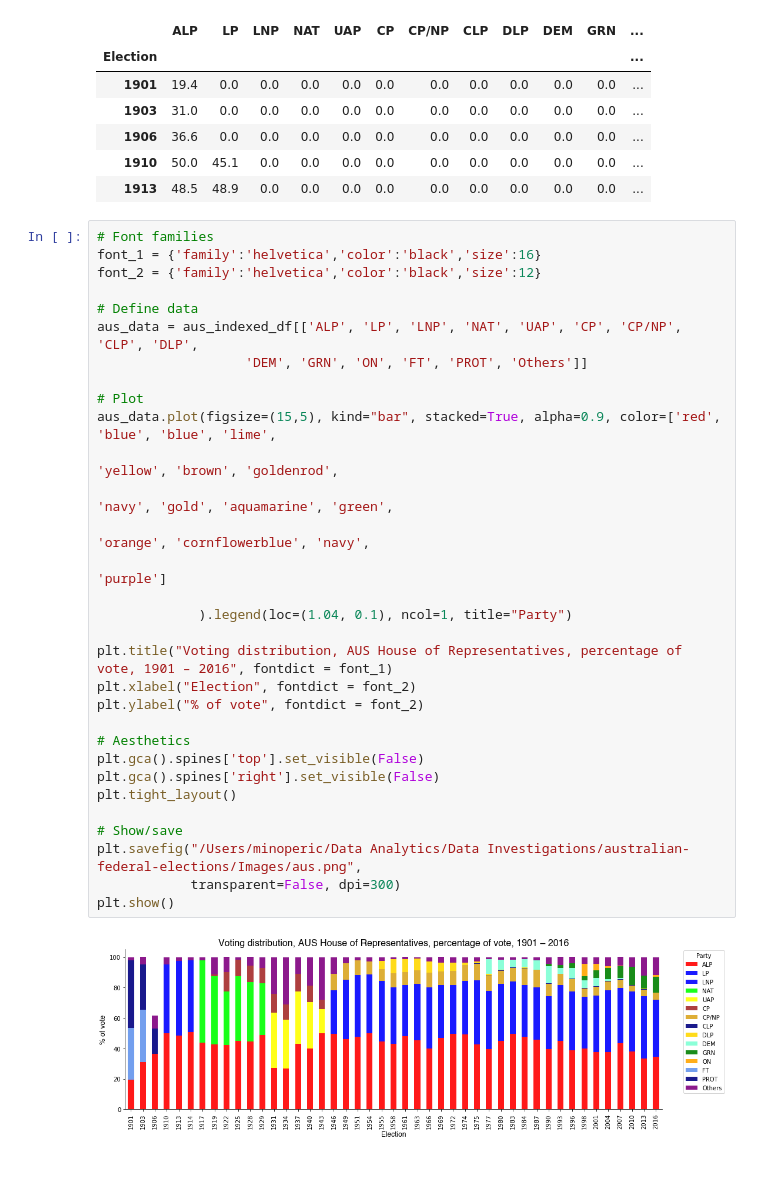
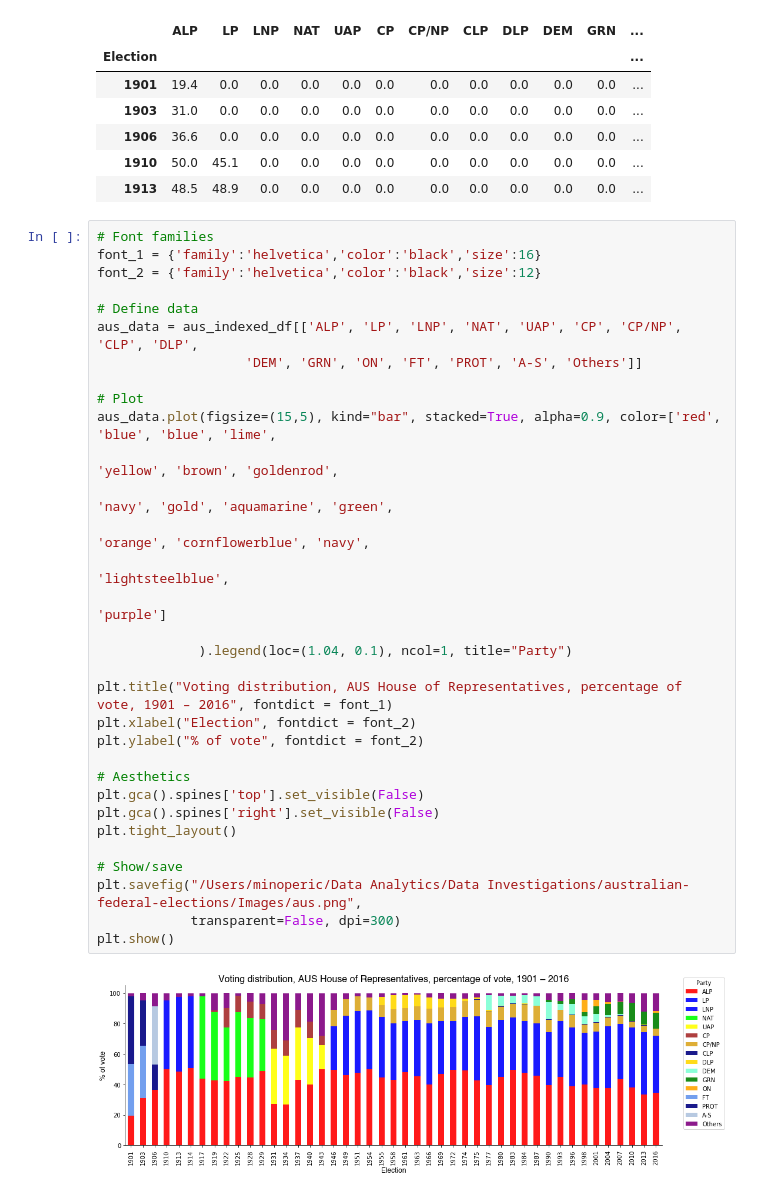
Before and after one commit to mnperic/australian-federal-elections, a Jupyter notebook: australian-federal-elections.ipynb, the cells around one changed output. Cells and saved outputs as stored; diff of their text form.

```diff
--- a/australian-federal-elections.ipynb
+++ b/australian-federal-elections.ipynb
@@ -476,32 +476,33 @@ aus_indexed_df.head()
 # Font families
 font_1 = {'family':'helvetica','color':'black','size':16}
 font_2 = {'family':'helvetica','color':'black','size':12}
 
 # Define data
 aus_data = aus_indexed_df[['ALP', 'LP', 'LNP', 'NAT', 'UAP', 'CP', 'CP/NP', 'CLP', 'DLP',
-                   'DEM', 'GRN', 'ON', 'FT', 'PROT', 'Others']]
+                   'DEM', 'GRN', 'ON', 'FT', 'PROT', 'A-S', 'Others']]
 
 # Plot
 aus_data.plot(figsize=(15,5), kind="bar", stacked=True, alpha=0.9, color=['red', 'blue', 'blue', 'lime',
                                                                          'yellow', 'brown', 'goldenrod',
                                                                           'navy', 'gold', 'aquamarine', 'green',
                                                                           'orange', 'cornflowerblue', 'navy',
+                                                                          'lightsteelblue',
                                                                           'purple']
 
              ).legend(loc=(1.04, 0.1), ncol=1, title="Party")
 
 plt.title("Voting distribution, AUS House of Representatives, percentage of vote, 1901 – 2016", fontdict = font_1)
 plt.xlabel("Election", fontdict = font_2)
 plt.ylabel("% of vote", fontdict = font_2)
 
 # Aesthetics
 plt.gca().spines['top'].set_visible(False)
 plt.gca().spines['right'].set_visible(False)
 plt.tight_layout()
 
 # Show/save
 plt.savefig("/Users/minoperic/Data Analytics/Data Investigations/australian-federal-elections/Images/aus.png",
             transparent=False, dpi=300)
 plt.show()
 # %% [output]
-[figure, old version]
+[figure, new version]
```
